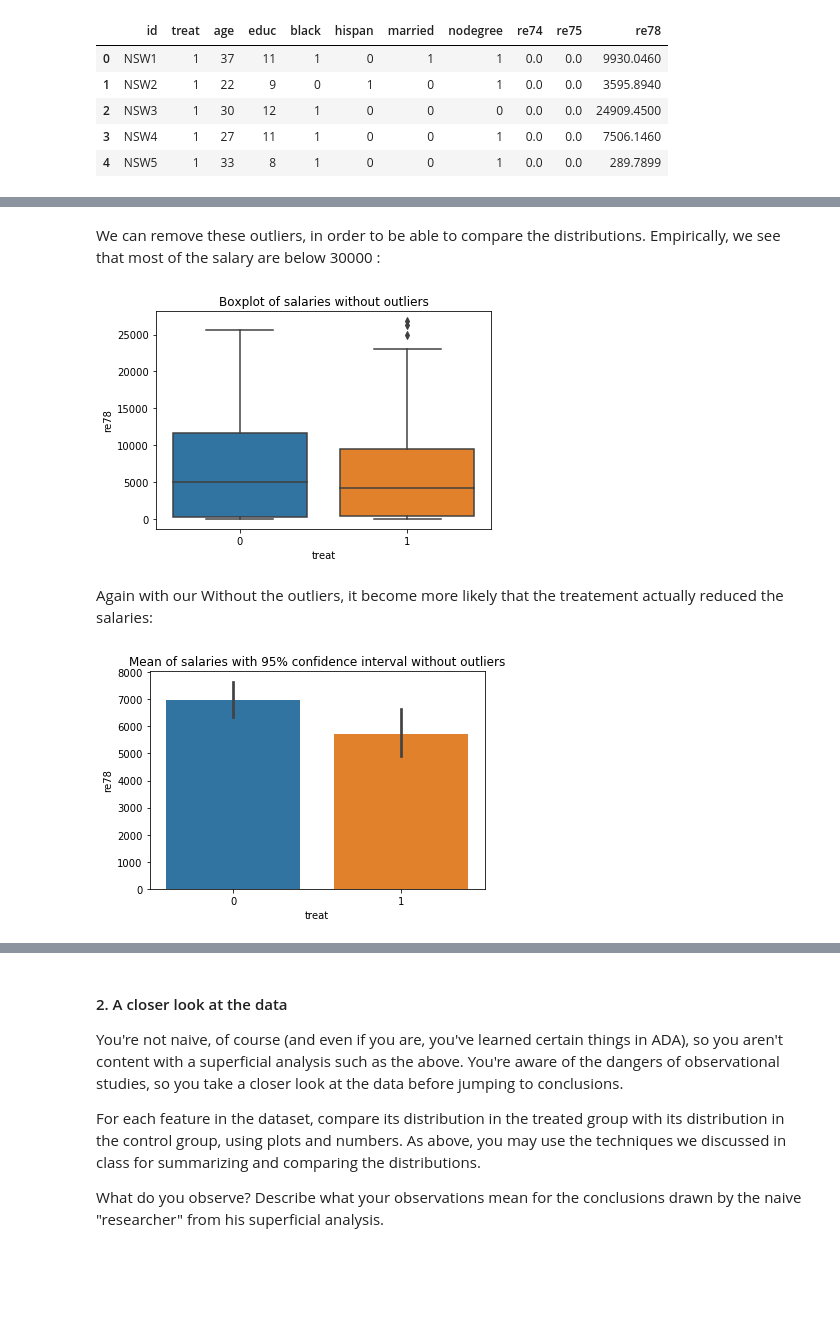
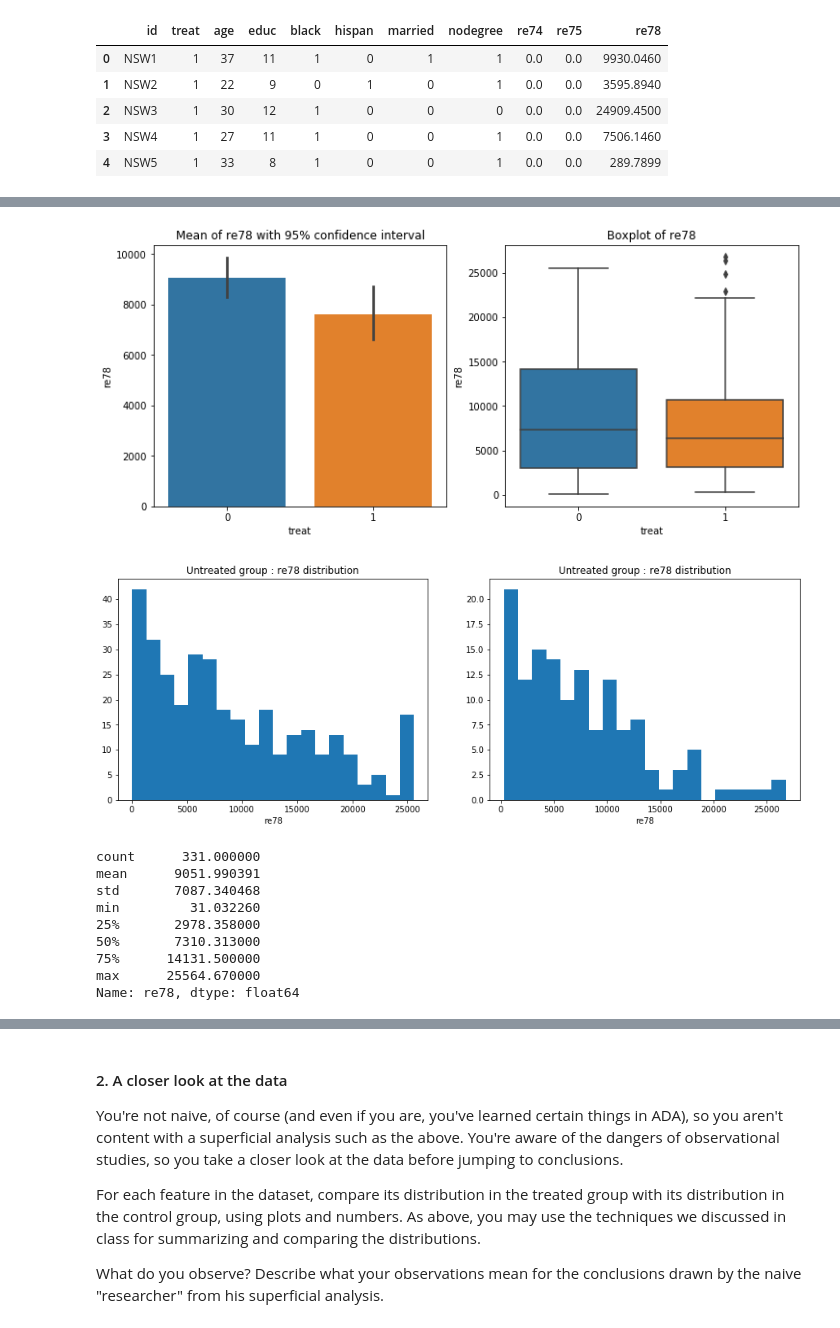
Before and after one commit to mj2905/ProjectMYP, a Jupyter notebook: HW4/Homework 4 Yves.ipynb, the cells around one changed output, grey strips where cells are left out. Drawn from its saved outputs; the diff is of its cells as text; code cells hidden in the pictures; blank space fills up the shorter version.

```diff
--- a/HW4/Homework 4 Yves.ipynb
+++ b/HW4/Homework 4 Yves.ipynb
@@ -104,18 +202,20 @@ pass
-# %% [markdown]
-We can remove these outliers, in order to be able to compare the distributions. Empirically, we see that most of the salary are below 30000 :
 # %%
-data_cleaned = data[(data.re78 < 30000)]
+data_cleaned = data[data.re78 < 28000]
-# %%
-plot = sns.boxplot(x='treat', y='re78', data=data_cleaned)
-plot.set_title("Boxplot of salaries without outliers")
-pass
-# %% [output]
-[figure, removed]
-# %% [markdown]
-Again with our Without the outliers, it become more likely that the treatement actually reduced the salaries:
-# %%
-plot = sns.barplot(x='treat', y='re78', data=data_cleaned, ci=95)
-plot.set_title("Mean of salaries with 95% confidence interval without outliers")
-pass
-# %% [output]
-[figure, removed]
+# %%
+plot_salaries(data_cleaned, years=['78'])
+# %% [output]
+[figure, added]
+[figure, added]
+# %%
+#Some stats numbers for untreated people
+data_cleaned[(data_cleaned.treat==0) & (data_cleaned.jobless78==0)].re78.describe()
+# %% [output]
+count      331.000000
+mean      9051.990391
+std       7087.340468
+min         31.032260
+25%       2978.358000
+50%       7310.313000
+75%      14131.500000
+max      25564.670000
+Name: re78, dtype: float64
```
Also changed, not shown: parts of 49 cells of this notebook.
